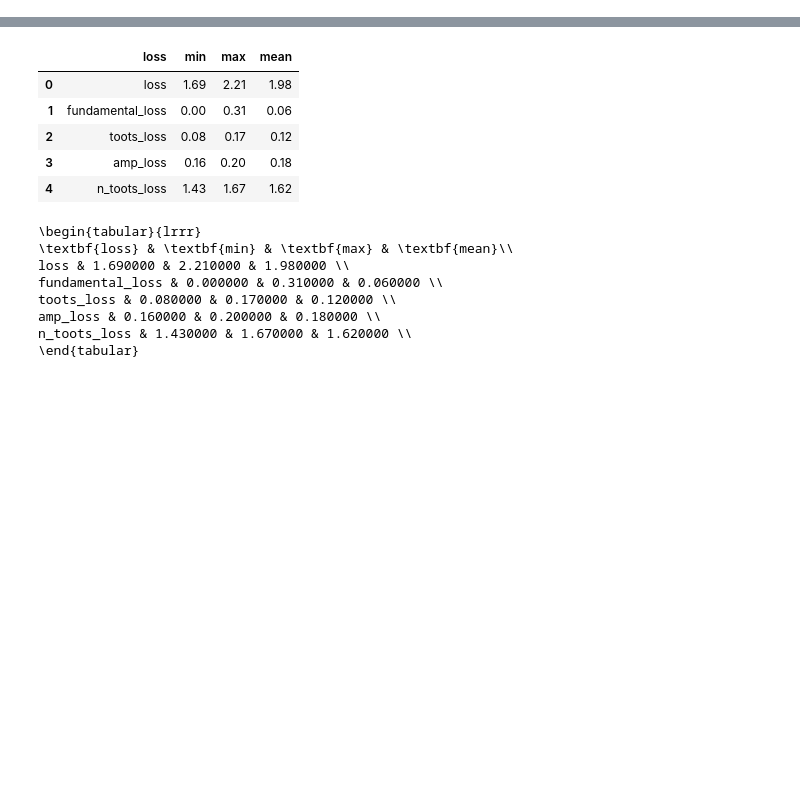
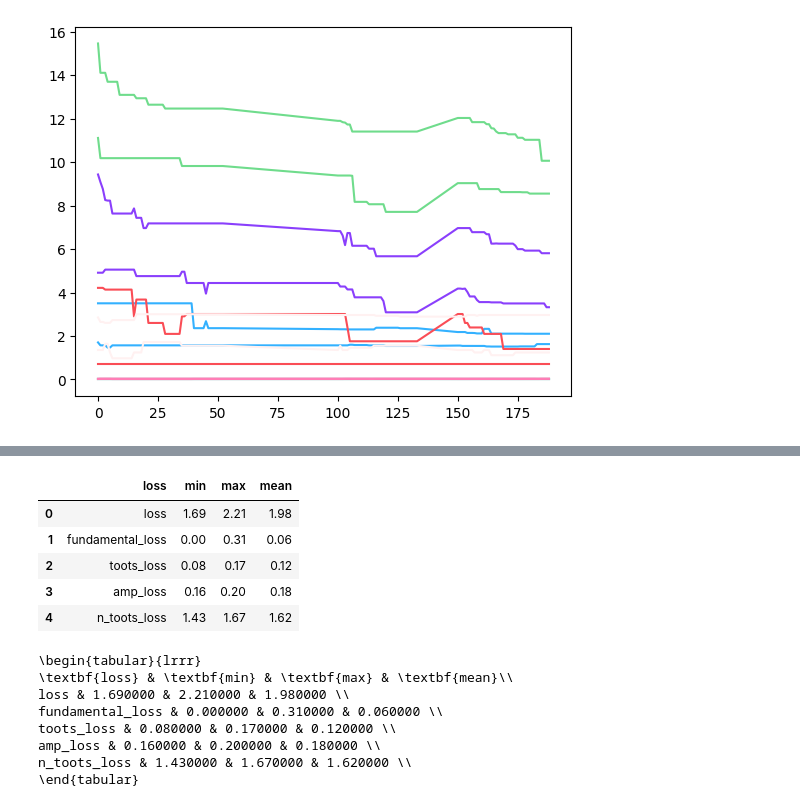
Before and after one commit to jnehring/didge-lab, a Jupyter notebook: src/experiments/first_evolution/Analyze Shape.ipynb, the cells around one changed output, grey strips where cells are left out. Drawn from its saved outputs; the diff is of its cells as text; code cells hidden in the pictures; blank space fills up the shorter version.

```diff
--- a/src/experiments/first_evolution/Analyze Shape.ipynb
+++ b/src/experiments/first_evolution/Analyze Shape.ipynb
@@ -59,0 +71,20 @@ Name: i_generation, Length: 933, dtype: int64
+# %%
+df = pd.read_csv(os.path.join(latestfolder, "losses.csv"))
+
+steps = []
+df = df.query("i_generation<i_generation.max()")
+df
+
+x = df.i_generation.unique()
+
+columns=list(df.columns)
+columns=columns[4:]
+colors = ['#8a3ffc', '#33b1ff', '#007d79', '#ff7eb6', '#fa4d56', '#fff1f1', '#6fdc8c', '#4589ff', '#d12771', '#d2a106', '#08bdba', '#bae6ff', '#ba4e00', '#d4bbff']
+for i in range(len(columns)):
+    c = columns[i]
+    ymin=df.groupby("i_generation")[c].min()
+    plt.plot(x, ymin, label=c, color=colors[i])
+    ymin=df.groupby("i_generation")[c].max()
+    plt.plot(x, ymin, label="_" + c, color=colors[i])
+# %% [output]
+[figure, added]
```
Also changed, not shown: parts of 5 cells of this notebook, 13 other files.
